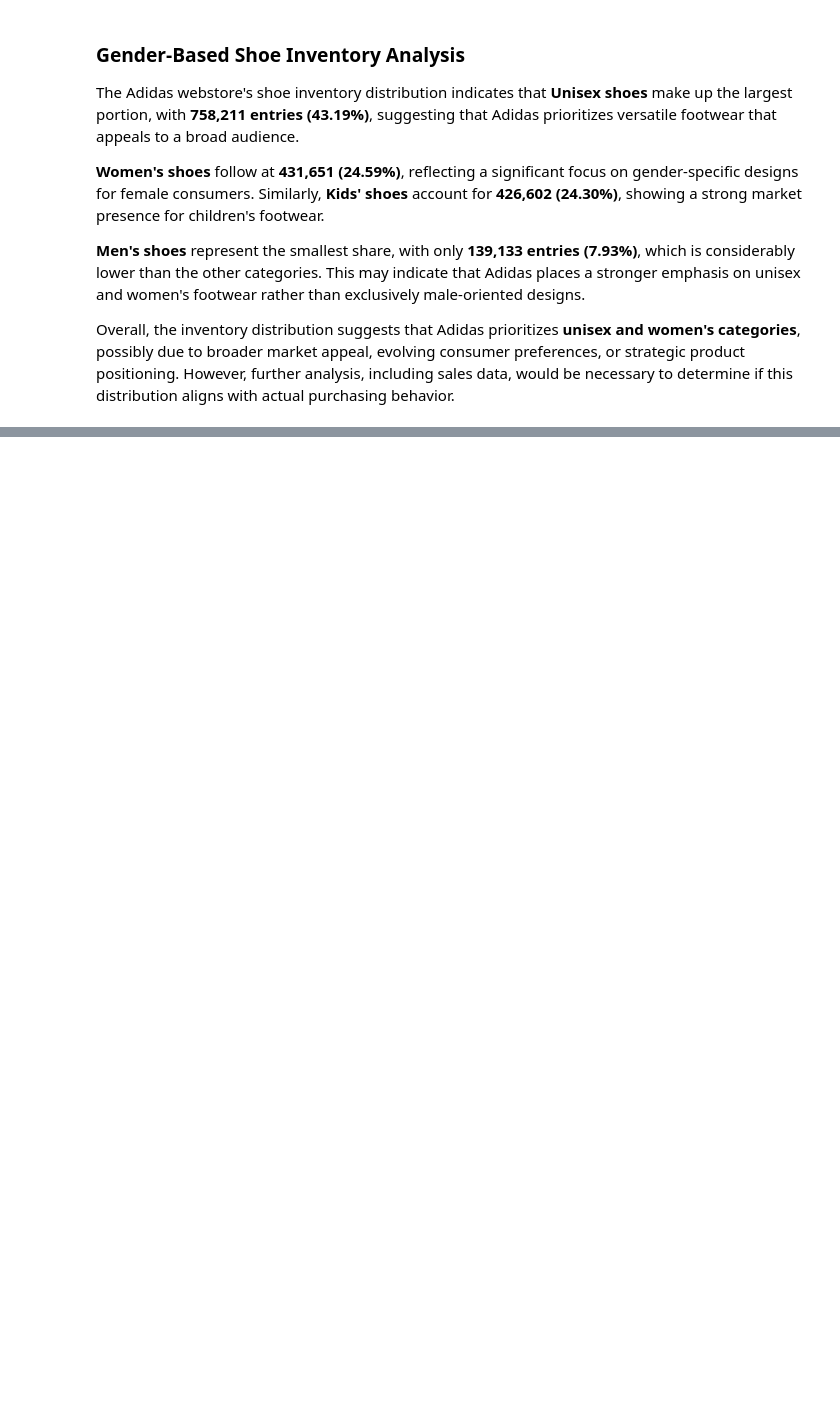
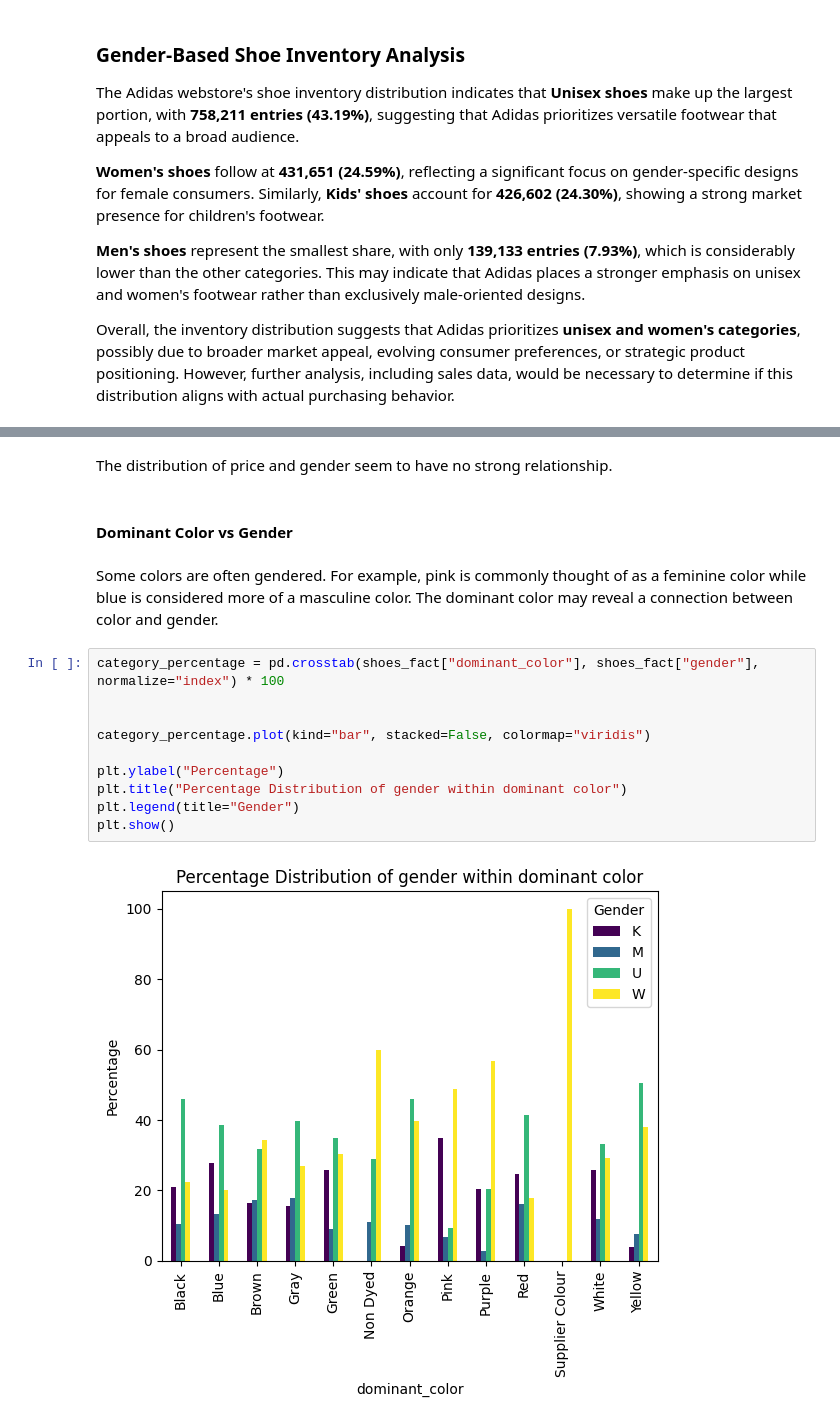
Before and after one commit to odxscholars/sollda1, a Jupyter notebook: main.ipynb, the cells around one changed output, grey strips where cells are left out. Saved outputs shown, nothing was run; the diff lists cells and outputs as text; blank space fills up the shorter version.

```diff
--- a/main.ipynb
+++ b/main.ipynb
@@ -387,0 +646,18 @@ Overall, the inventory distribution suggests that Adidas prioritizes **unisex an
+# %% [markdown]
+The distribution of price and gender seem to have no strong relationship.
+# %% [markdown]
+#### Dominant Color vs Gender
+# %% [markdown]
+Some colors are often gendered. For example, pink is commonly thought of as a feminine color while blue is considered more of a masculine color. The dominant color may reveal a connection between color and gender.
+# %%
+category_percentage = pd.crosstab(shoes_fact["dominant_color"], shoes_fact["gender"], normalize="index") * 100
+
+
+category_percentage.plot(kind="bar", stacked=False, colormap="viridis")
+
+plt.ylabel("Percentage")
+plt.title("Percentage Distribution of gender within dominant color")
+plt.legend(title="Gender")
+plt.show()
+# %% [output]
+[figure, added]
```
Also changed, not shown: parts of 36 cells of this notebook.
